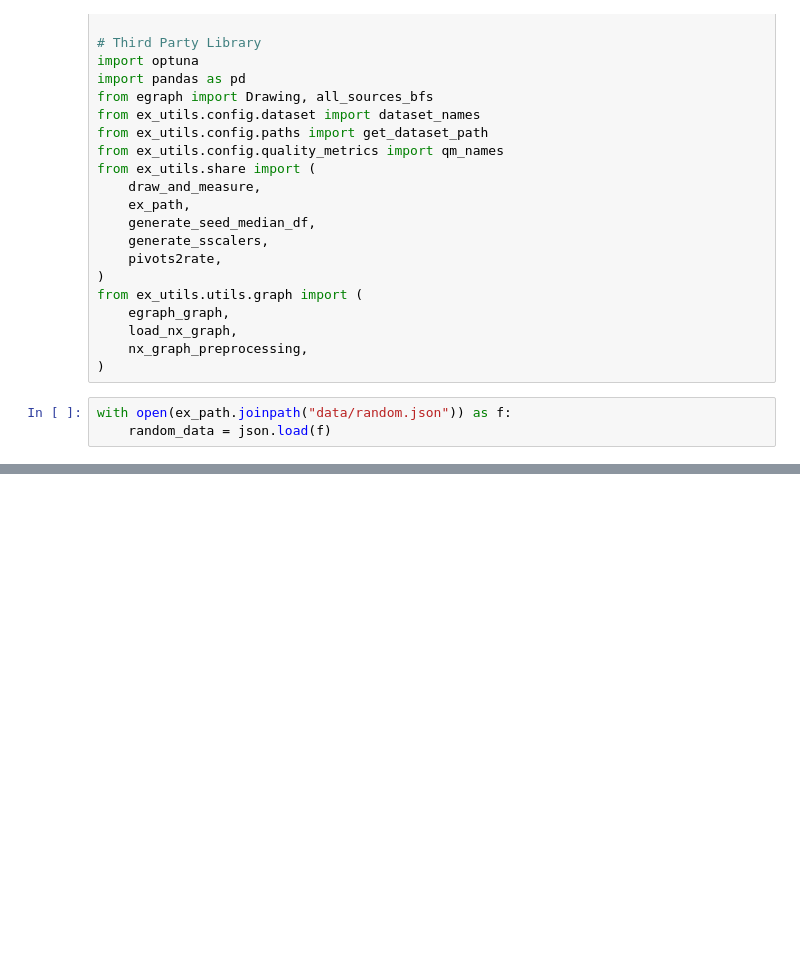
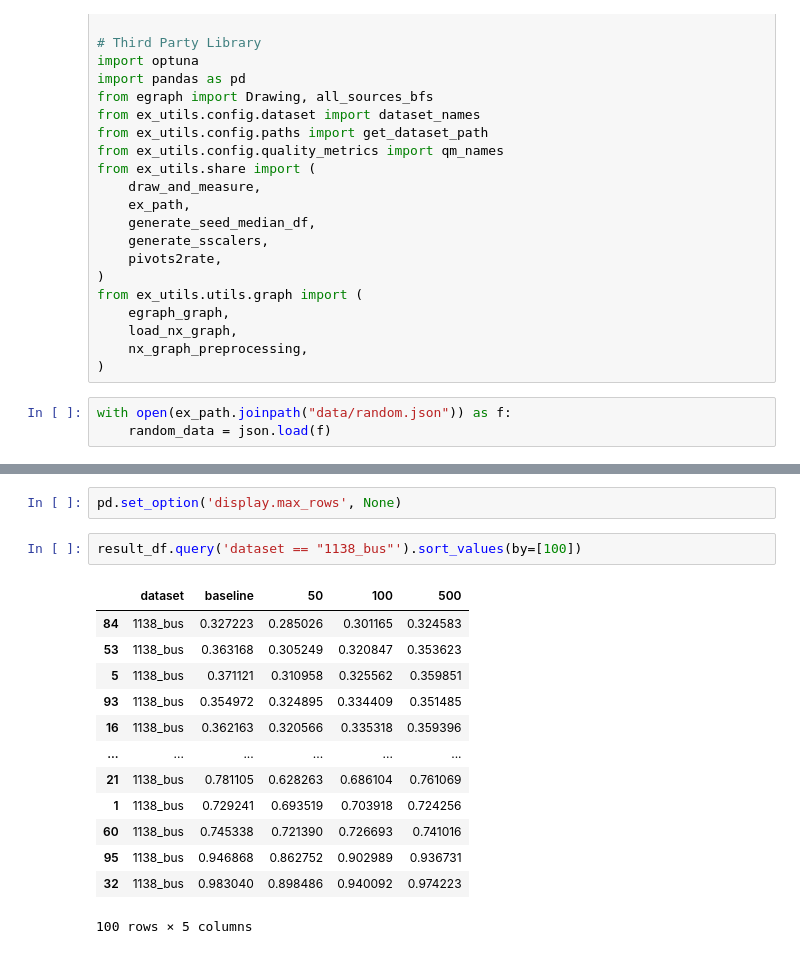
Before and after one commit to FugaTakata/hyperparameter-in-graph-drawing, a Jupyter notebook: experiments/japan-vis/sample.ipynb, the cells around one changed output, grey strips where cells are left out. Drawn from its saved outputs; the diff is of its cells as text; blank space fills up the shorter version.

```diff
--- a/experiments/japan-vis/sample.ipynb
+++ b/experiments/japan-vis/sample.ipynb
@@ -120,2 +214,20 @@ result_df = pd.DataFrame(results)
+# %%
+pd.set_option('display.max_rows', None)
+# %%
+result_df.query('dataset == "1138_bus"').sort_values(by=[100])
+# %% [output]
+|  | dataset | baseline | 50 | 100 | 500 |
+| 84 | 1138_bus | 0.327223 | 0.285026 | 0.301165 | 0.324583 |
+| 53 | 1138_bus | 0.363168 | 0.305249 | 0.320847 | 0.353623 |
+| 5 | 1138_bus | 0.371121 | 0.310958 | 0.325562 | 0.359851 |
+| 93 | 1138_bus | 0.354972 | 0.324895 | 0.334409 | 0.351485 |
+| 16 | 1138_bus | 0.362163 | 0.320566 | 0.335318 | 0.359396 |
+| ... | ... | ... | ... | ... | ... |
+| 21 | 1138_bus | 0.781105 | 0.628263 | 0.686104 | 0.761069 |
+| 1 | 1138_bus | 0.729241 | 0.693519 | 0.703918 | 0.724256 |
+| 60 | 1138_bus | 0.745338 | 0.721390 | 0.726693 | 0.741016 |
+| 95 | 1138_bus | 0.946868 | 0.862752 | 0.902989 | 0.936731 |
+| 32 | 1138_bus | 0.983040 | 0.898486 | 0.940092 | 0.974223 |
+100 rows × 5 columns
 # %%
 results
```
Also changed, not shown: parts of 6 cells of this notebook, 14 other files.
